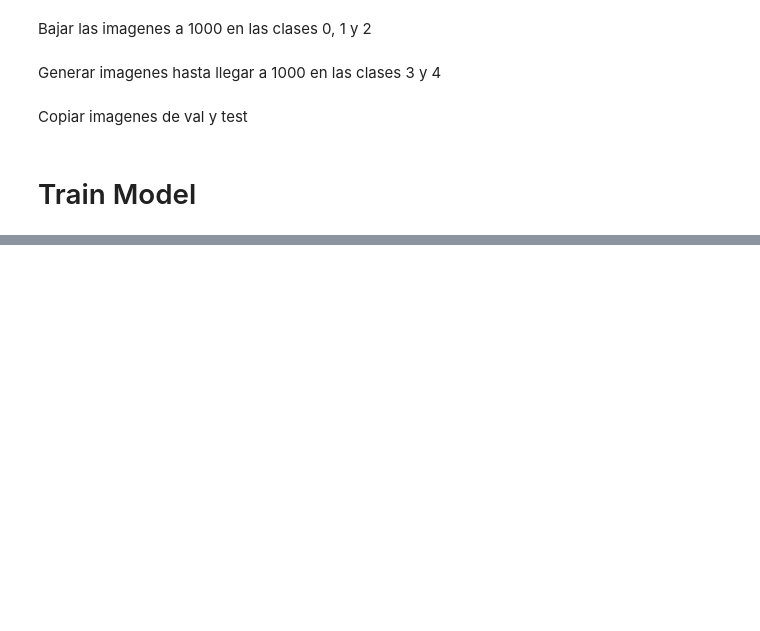
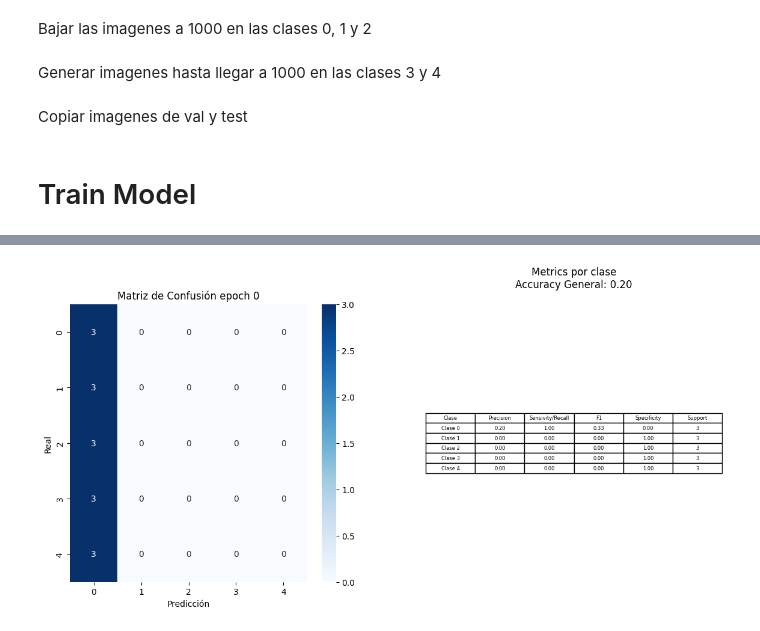
Before and after one commit to Tempus23/Radiography_TFG, a Jupyter notebook: 10863523_IEE.ipynb, the cells around one changed output, grey strips where cells are left out. Drawn from its saved outputs; the diff is of its cells as text; code cells hidden in the pictures; blank space fills up the shorter version.

```diff
--- a/10863523_IEE.ipynb
+++ b/10863523_IEE.ipynb
@@ -200,8 +185,8 @@ for class_name in classes:
 transform = transforms.Compose([
     transforms.ToTensor(),
 ])
-BATCH_SIZE = 5
-LEARNING_RATE = 0.01
+BATCH_SIZE = 10
+LEARNING_RATE = 5
 FACTOR = 0.001
 L1 = 0.00
 L2 = 0.00
@@ -212,9 +197,10 @@ device = torch.device("cuda" if torch.cuda.is_available() else "cpu")
 
 train_dataset = OriginalOAIDataset('train', batch_size=BATCH_SIZE, transform=transform, local=True)
 val_dataset = OriginalOAIDataset('val', batch_size=BATCH_SIZE, transform=transform, local=True)
-model = EfficientNetB5Custom(num_classes = 5)
+model = EfficientNetB5Custom(num_classes = 5, pretrained=False)
 device = torch.device("cuda" if torch.cuda.is_available() else "cpu")
 trainer = Classification(model, device, L1=L1, L2=L2, lr=LEARNING_RATE, factor=FACTOR, patience=PATIENCE, betas=BETAS)
 # %%
 
-train_model(model, trainer, train_dataset, val_dataset, epochs=2, device=device)
+train_model(model, trainer, train_dataset, val_dataset, epochs=2, device=device, wdb=False)
+# %% [output]
@@ -220,0 +208 @@ train_model(model, trainer, train_dataset, val_dataset, epochs=2, device=device)
+[figure, added]
```
Also changed, not shown: parts of 5 cells of this notebook, 19 other files.
